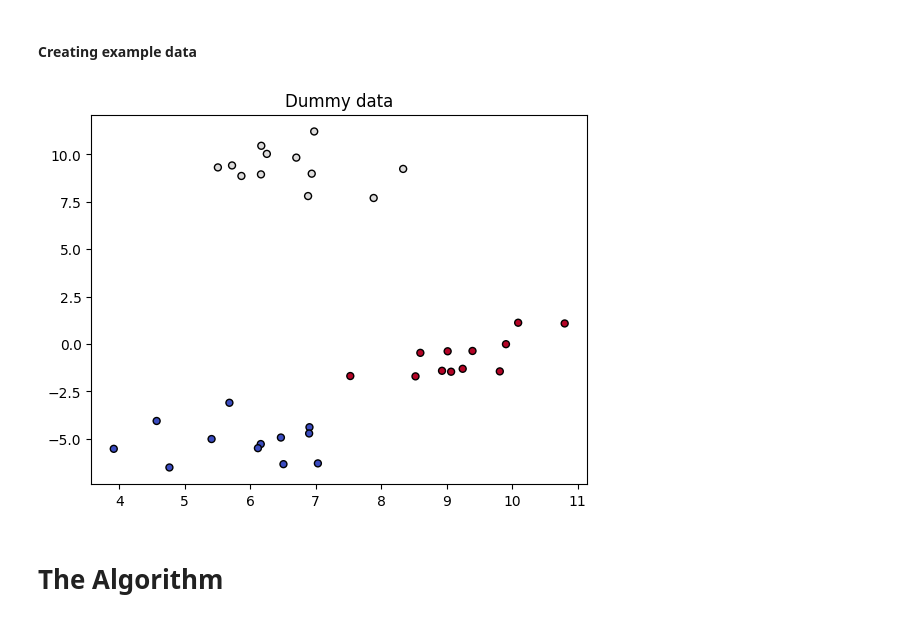
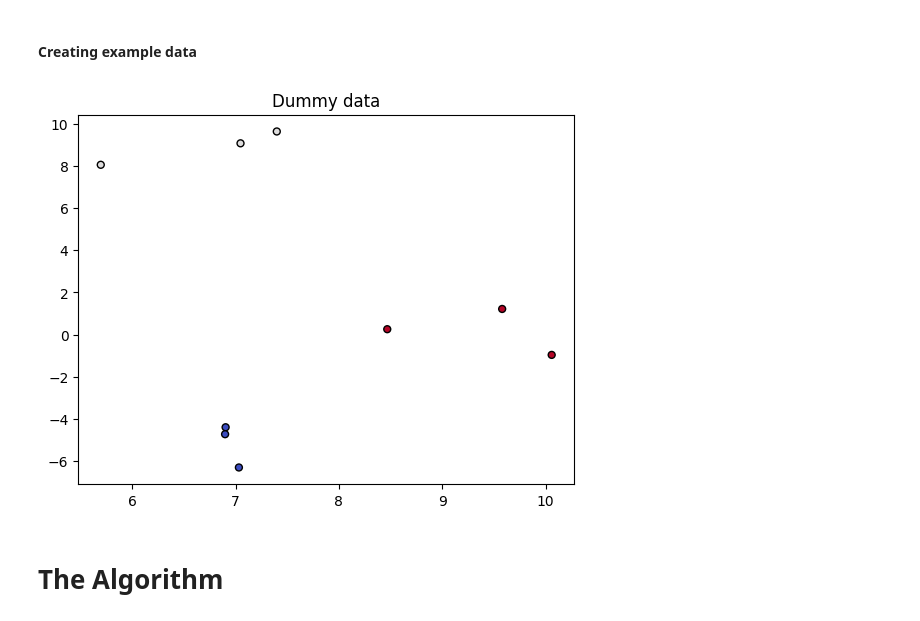
Before and after one commit to TheTree27/fair-kMSR, a Jupyter notebook: ufkmsr.ipynb, the cells around one changed output. Saved outputs shown, nothing was run; the diff lists cells and outputs as text; code cells hidden in the pictures.

```diff
--- a/ufkmsr.ipynb
+++ b/ufkmsr.ipynb
@@ -19,18 +19,18 @@ import math
 # %%
 # generate dummy data
 k = 3
 points, cluster_membership = make_blobs(
-    n_samples=15,
+    n_samples=9,
     n_features=2,
     centers=k,
     random_state=13
 )
 
 plt.title("Dummy data")
 plt.scatter(points[:, 0], points[:, 1], marker='o', c=cluster_membership, s=25, edgecolor="k", cmap="coolwarm")
 plt.show()
 # %% [output]
-[figure, old version]
+[figure, new version]
 # %% [markdown]
 # The Algorithm
 # %% [markdown]
```
Also changed, not shown: parts of 8 cells of this notebook.
